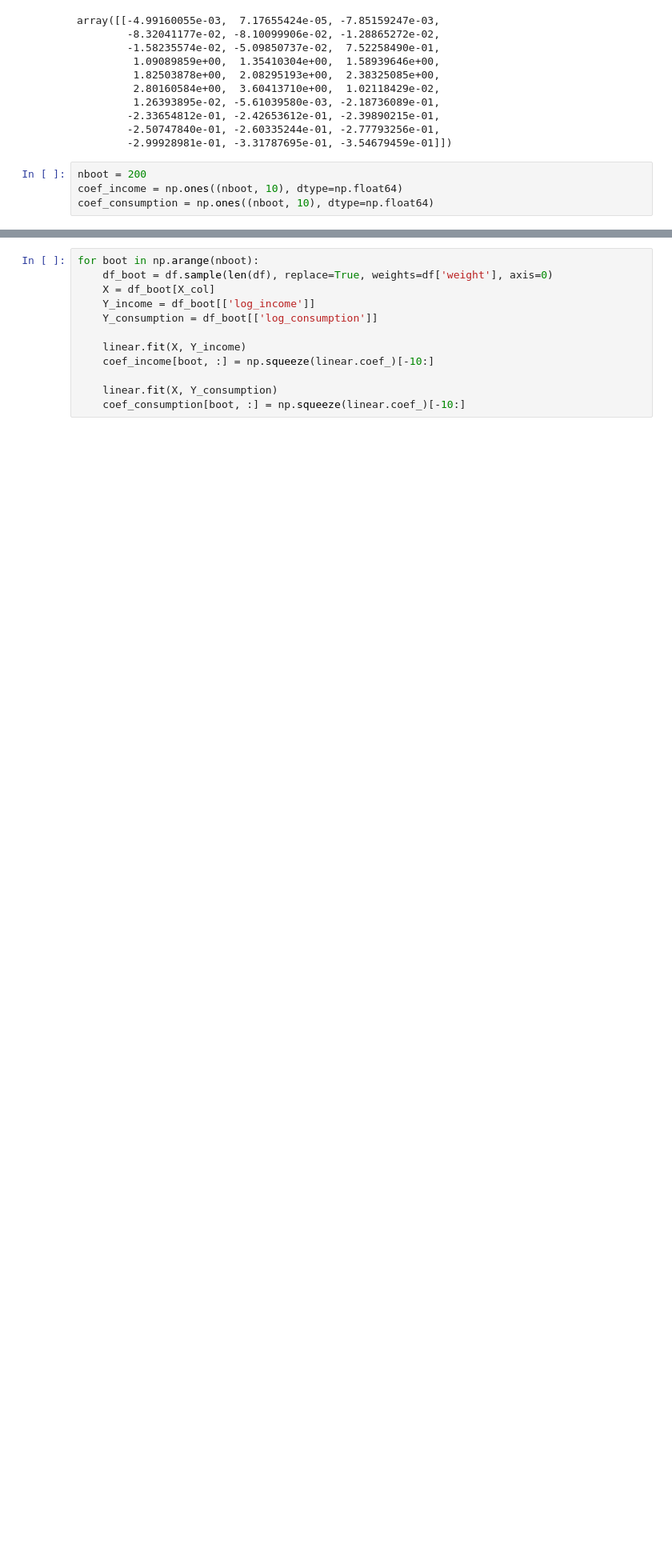
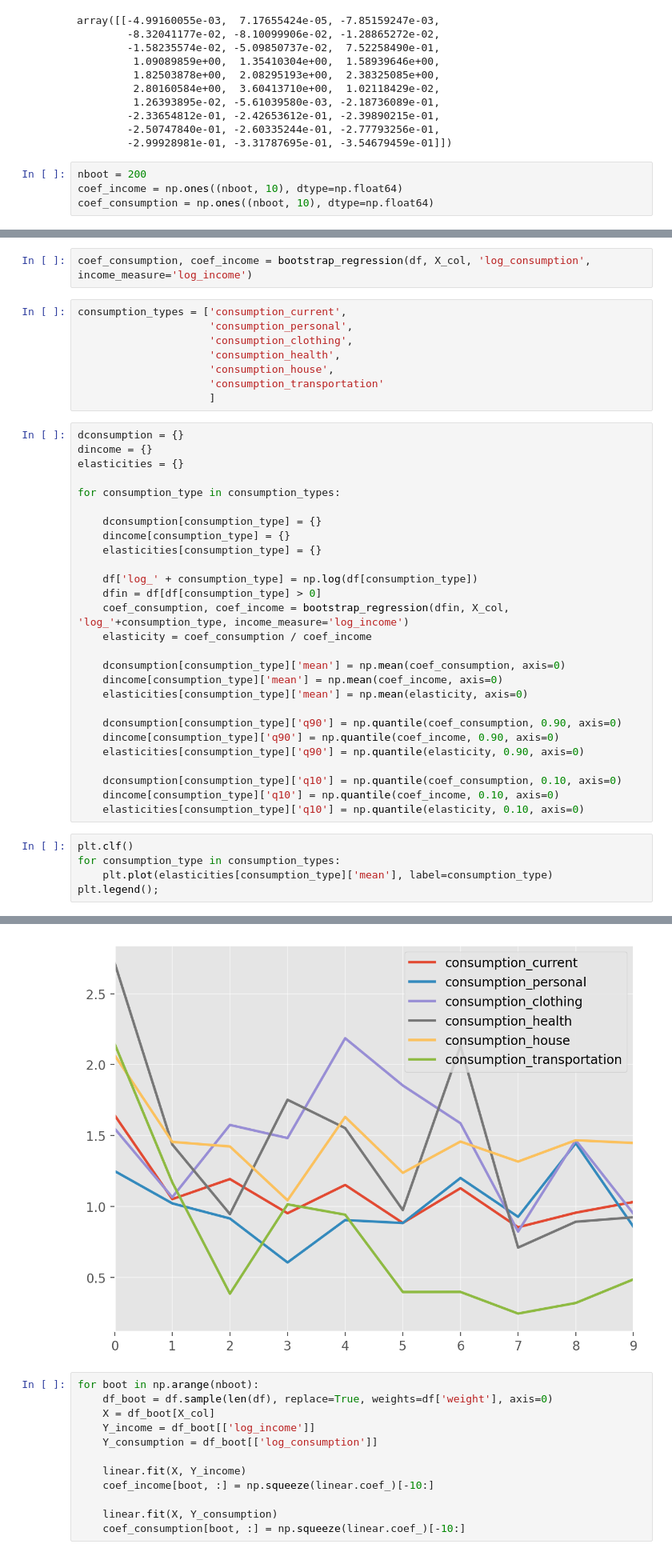
Before and after one commit to mjv2146/household-consumption, a Jupyter notebook: notebooks/03_elasticities_94_96.ipynb, the cells around one changed output, grey strips where cells are left out. Shown at 80% size. Drawn from its saved outputs; the diff is of its cells as text; blank space fills up the shorter version.

```diff
--- a/notebooks/03_elasticities_94_96.ipynb
+++ b/notebooks/03_elasticities_94_96.ipynb
@@ -129,0 +155,43 @@ coef_consumption = np.ones((nboot, 10), dtype=np.float64)
+# %%
+coef_consumption, coef_income = bootstrap_regression(df, X_col, 'log_consumption', income_measure='log_income')
+# %%
+consumption_types = ['consumption_current',
+                     'consumption_personal',
+                     'consumption_clothing',
+                     'consumption_health',
+                     'consumption_house',
+                     'consumption_transportation'
+                     ]
+# %%
+dconsumption = {}
+dincome = {}
+elasticities = {}
+
+for consumption_type in consumption_types:
+
+    dconsumption[consumption_type] = {}
+    dincome[consumption_type] = {}
+    elasticities[consumption_type] = {}
+
+    df['log_' + consumption_type] = np.log(df[consumption_type])
+    dfin = df[df[consumption_type] > 0]
+    coef_consumption, coef_income = bootstrap_regression(dfin, X_col, 'log_'+consumption_type, income_measure='log_income')
+    elasticity = coef_consumption / coef_income
+
+    dconsumption[consumption_type]['mean'] = np.mean(coef_consumption, axis=0)
+    dincome[consumption_type]['mean'] = np.mean(coef_income, axis=0)
+    elasticities[consumption_type]['mean'] = np.mean(elasticity, axis=0)
+
+    dconsumption[consumption_type]['q90'] = np.quantile(coef_consumption, 0.90, axis=0)
+    dincome[consumption_type]['q90'] = np.quantile(coef_income, 0.90, axis=0)
+    elasticities[consumption_type]['q90'] = np.quantile(elasticity, 0.90, axis=0)
+
+    dconsumption[consumption_type]['q10'] = np.quantile(coef_consumption, 0.10, axis=0)
+    dincome[consumption_type]['q10'] = np.quantile(coef_income, 0.10, axis=0)
+    elasticities[consumption_type]['q10'] = np.quantile(elasticity, 0.10, axis=0)
+# %%
+plt.clf()
+for consumption_type in consumption_types:
+    plt.plot(elasticities[consumption_type]['mean'], label=consumption_type)
+plt.legend();
+# %% [output]
@@ -130,3 +199,4 @@ coef_consumption = np.ones((nboot, 10), dtype=np.float64)
+[figure, added]
 # %%
 for boot in np.arange(nboot):
     df_boot = df.sample(len(df), replace=True, weights=df['weight'], axis=0)
```
Also changed, not shown: parts of 2 cells of this notebook.
